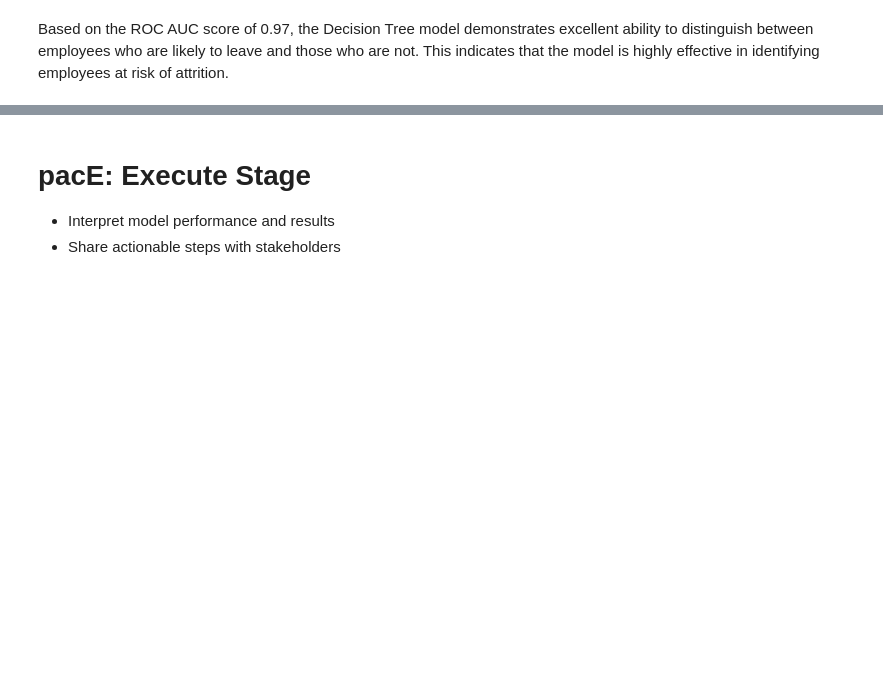
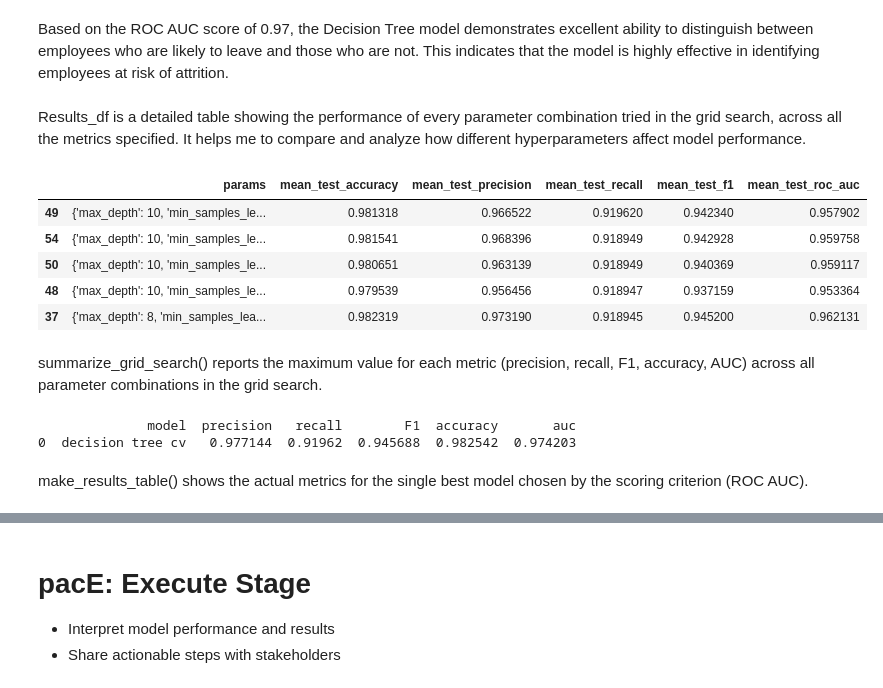
Before and after one commit to edilma/salifor, a Jupyter notebook: Activity_ Course 7 Salifort Motors project lab.ipynb, the cells around one changed output, grey strips where cells are left out. Saved outputs shown, nothing was run; the diff lists cells and outputs as text; code cells hidden in the pictures; blank space fills up the shorter version.

Commit message:
FINISHED  the project.  MAKED predictions using the models on  the test data.

```diff
--- a/Activity_ Course 7 Salifort Motors project lab.ipynb
+++ b/Activity_ Course 7 Salifort Motors project lab.ipynb
@@ -1221,7 +1221,7 @@ grid_tree = GridSearchCV(estimator=decision_tree,
 # %%
 %%time
 # Fit the grid search to your training data
-grid_tree.fit(X_enc_train, y_enc_train)
+# grid_tree.fit(X_enc_train, y_enc_train)
 # %% [output]
 Fitting 5 folds for each of 112 candidates, totalling 560 fits
 CPU times: total: 500 ms
@@ -1250,0 +1255,30 @@ Based on the ROC AUC score of 0.97, the Decision Tree model demonstrates excelle
+# %%
+with open("decision_tree_model.pkl", "rb") as f:
+    grid_tree = pickle.load(f)
+# %% [markdown]
+Results_df is a detailed table showing the performance of every parameter combination tried in the grid search, across all the metrics specified. It helps me to compare and analyze how different hyperparameters affect model performance.
+# %%
+# Create DataFrame from cv_results_
+results_df = pd.DataFrame(grid_tree.cv_results_)
+
+# Sort by one of the metrics (e.g., recall)
+results_df = results_df.sort_values(by='mean_test_recall', ascending=False)
+
+# Display selected metrics for each parameter combination
+results_df[[
+    'params',
+    'mean_test_accuracy',
+    'mean_test_precision',
+    'mean_test_recall',
+    'mean_test_f1',
+    'mean_test_roc_auc'
+]].head()
+# %% [output]
+|  | params | mean_test_accuracy | mean_test_precision | mean_test_recall | mean_test_f1 | mean_test_roc_auc |
+| 49 | {'max_depth': 10, 'min_samples_le... | 0.981318 | 0.966522 | 0.919620 | 0.942340 | 0.957902 |
+| 54 | {'max_depth': 10, 'min_samples_le... | 0.981541 | 0.968396 | 0.918949 | 0.942928 | 0.959758 |
+| 50 | {'max_depth': 10, 'min_samples_le... | 0.980651 | 0.963139 | 0.918949 | 0.940369 | 0.959117 |
+| 48 | {'max_depth': 10, 'min_samples_le... | 0.979539 | 0.956456 | 0.918947 | 0.937159 | 0.953364 |
+| 37 | {'max_depth': 8, 'min_samples_lea... | 0.982319 | 0.973190 | 0.918945 | 0.945200 | 0.962131 |
+# %% [markdown]
+summarize_grid_search() reports the maximum value for each metric (precision, recall, F1, accuracy, AUC) across all parameter combinations in the  grid search.
@@ -1250,0 +1296,8 @@ Based on the ROC AUC score of 0.97, the Decision Tree model demonstrates excelle
+# %%
+summary_df = summarize_grid_search(grid_tree, model_name="decision tree cv")
+print(summary_df)
+# %% [output]
+              model  precision   recall        F1  accuracy       auc
+0  decision tree cv   0.977144  0.91962  0.945688  0.982542  0.974203
+# %% [markdown]
+make_results_table() shows the actual metrics for the single best model chosen by the scoring criterion (ROC AUC).
```
Also changed, not shown: parts of 32 cells of this notebook.
